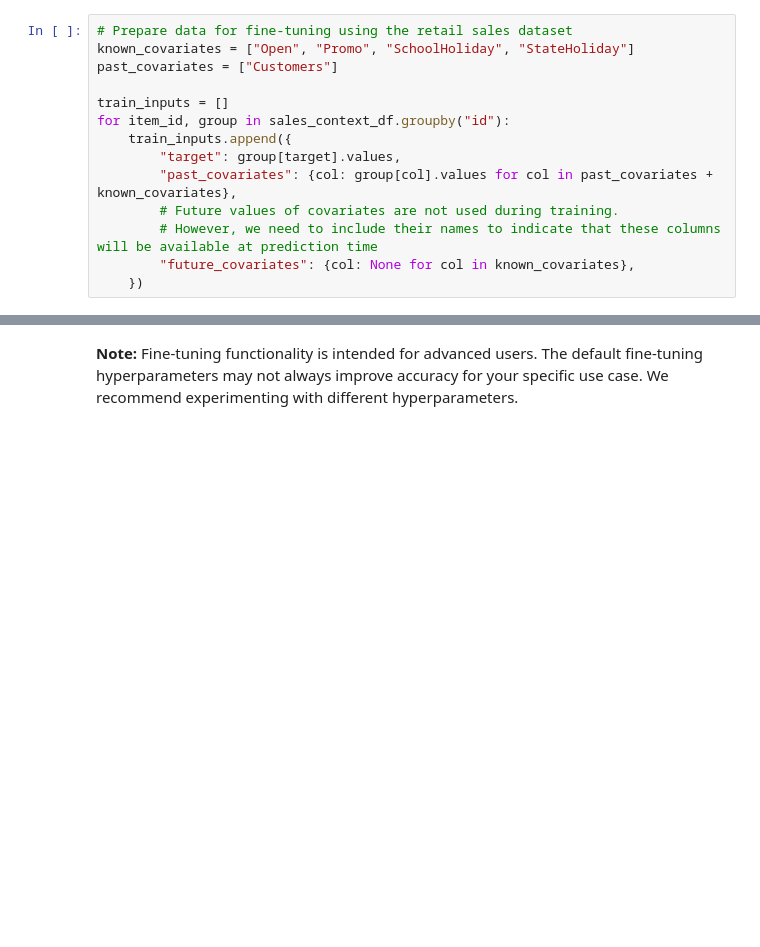
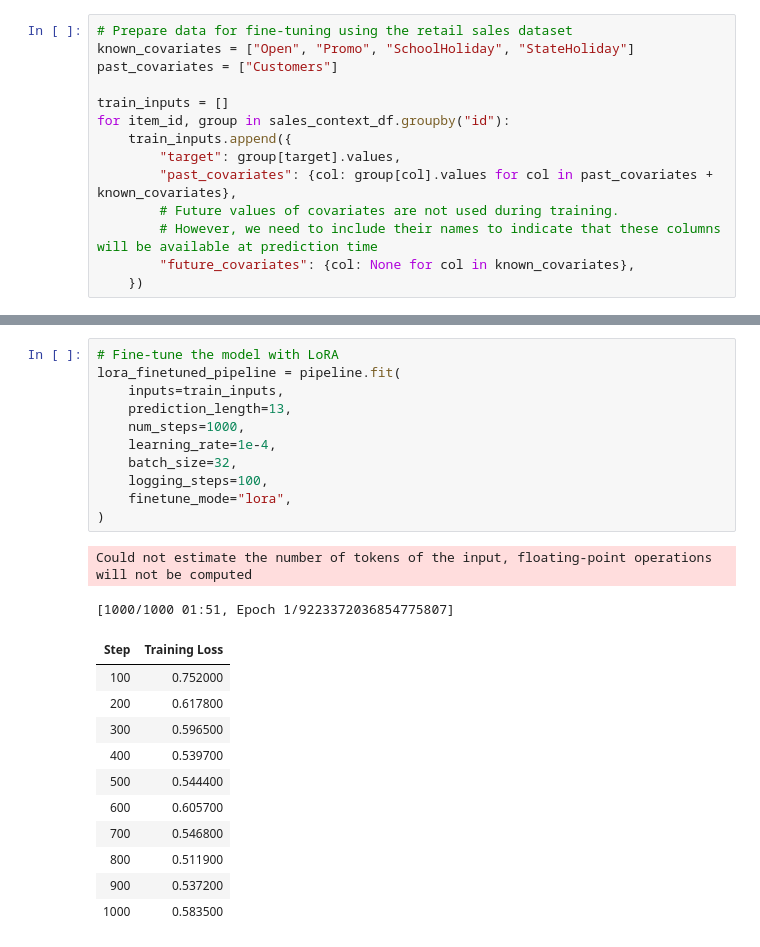
Before and after one commit to amazon-science/chronos-forecasting, a Jupyter notebook: notebooks/chronos-2-quickstart.ipynb, the cells around one changed output, grey strips where cells are left out. Saved outputs shown, nothing was run; the diff lists cells and outputs as text; blank space fills up the shorter version.

```diff
--- a/notebooks/chronos-2-quickstart.ipynb
+++ b/notebooks/chronos-2-quickstart.ipynb
@@ -480,2 +503,25 @@ plot_forecast(
-# %% [markdown]
-**Note:** Fine-tuning functionality is intended for advanced users. The default fine-tuning hyperparameters may not always improve accuracy for your specific use case. We recommend experimenting with different hyperparameters.
+# %%
+# Fine-tune the model with LoRA
+lora_finetuned_pipeline = pipeline.fit(
+    inputs=train_inputs,
+    prediction_length=13,
+    num_steps=1000,
+    learning_rate=1e-4,
+    batch_size=32,
+    logging_steps=100,
+    finetune_mode="lora",
+)
+# %% [output]
+Could not estimate the number of tokens of the input, floating-point operations will not be computed
+[1000/1000 01:51, Epoch 1/9223372036854775807]
+| Step | Training Loss |
+| 100 | 0.752000 |
+| 200 | 0.617800 |
+| 300 | 0.596500 |
+| 400 | 0.539700 |
+| 500 | 0.544400 |
+| 600 | 0.605700 |
+| 700 | 0.546800 |
+| 800 | 0.511900 |
+| 900 | 0.537200 |
+| 1000 | 0.583500 |
```
Also changed, not shown: parts of 10 cells of this notebook.
